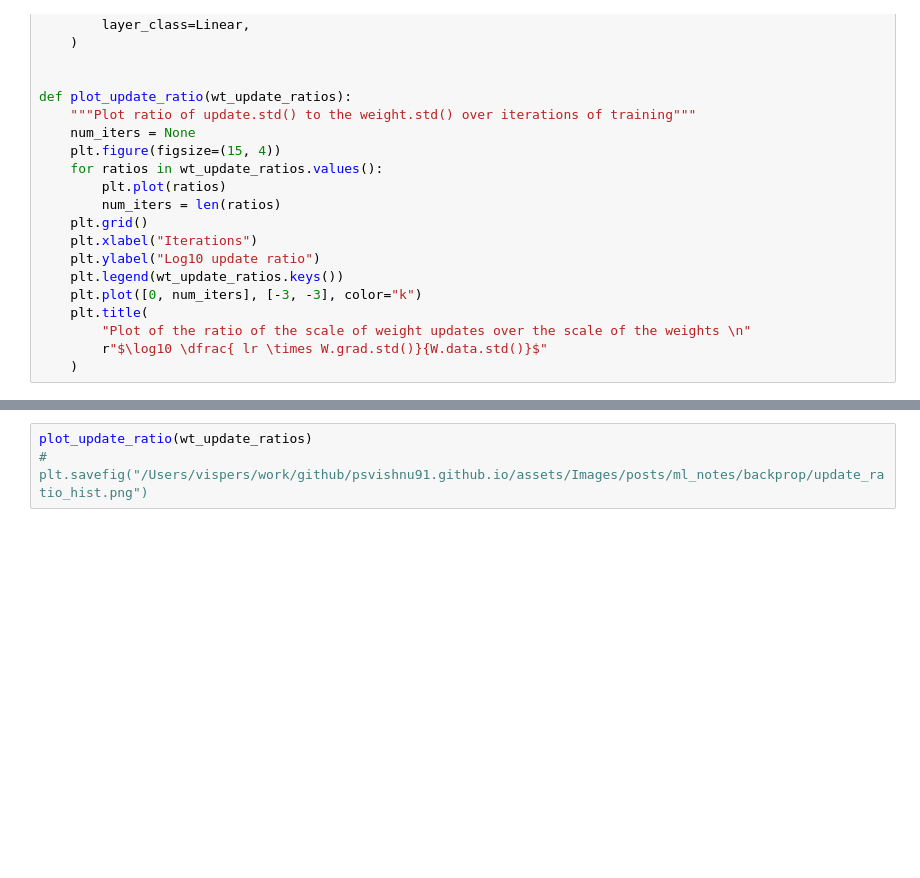
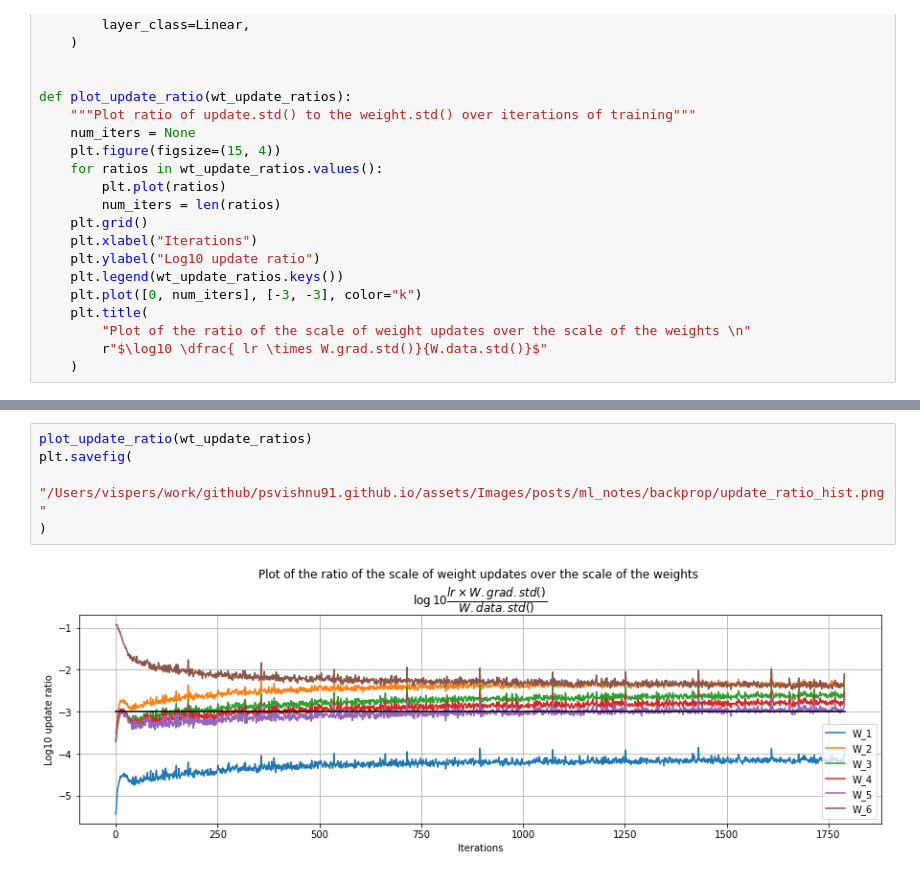
Before and after one commit to vispz/andrej_lectures, a Jupyter notebook: lecture-4-makemore-activation-grads.ipynb, the cells around one changed output, grey strips where cells are left out. Drawn from its saved outputs; the diff is of its cells as text; blank space fills up the shorter version.

```diff
--- a/lecture-4-makemore-activation-grads.ipynb
+++ b/lecture-4-makemore-activation-grads.ipynb
@@ -1133,3 +1196,7 @@ hist_weight_grads(mdl);
 # %%
 plot_update_ratio(wt_update_ratios)
-# plt.savefig("/Users/vispers/work/github/psvishnu91.github.io/assets/Images/posts/ml_notes/backprop/update_ratio_hist.png")
+plt.savefig(
+    "/Users/vispers/work/github/psvishnu91.github.io/assets/Images/posts/ml_notes/backprop/update_ratio_hist.png"
+)
+# %% [output]
+[figure, added]
```
Also changed, not shown: parts of 32 cells of this notebook, 4 other files.
